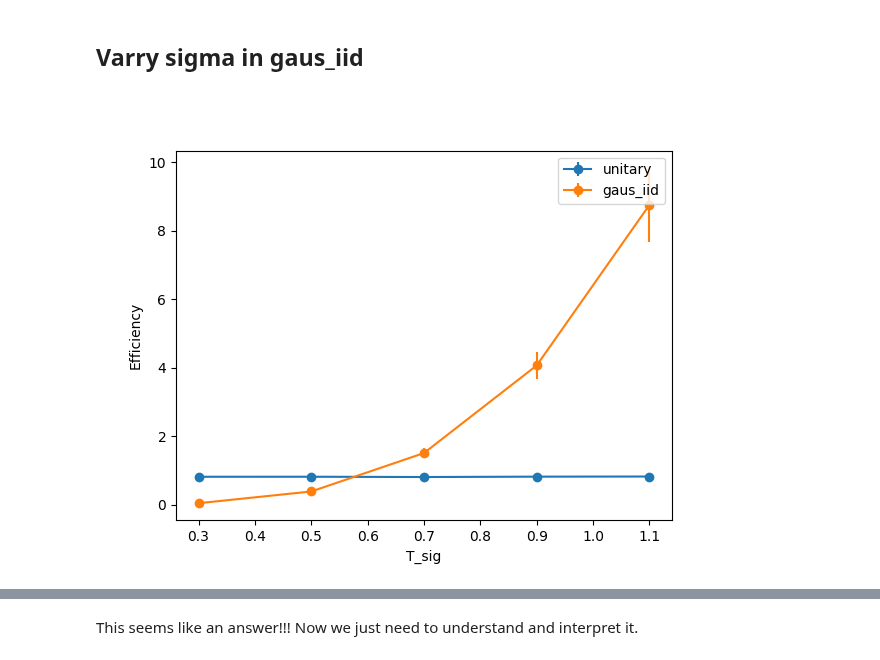
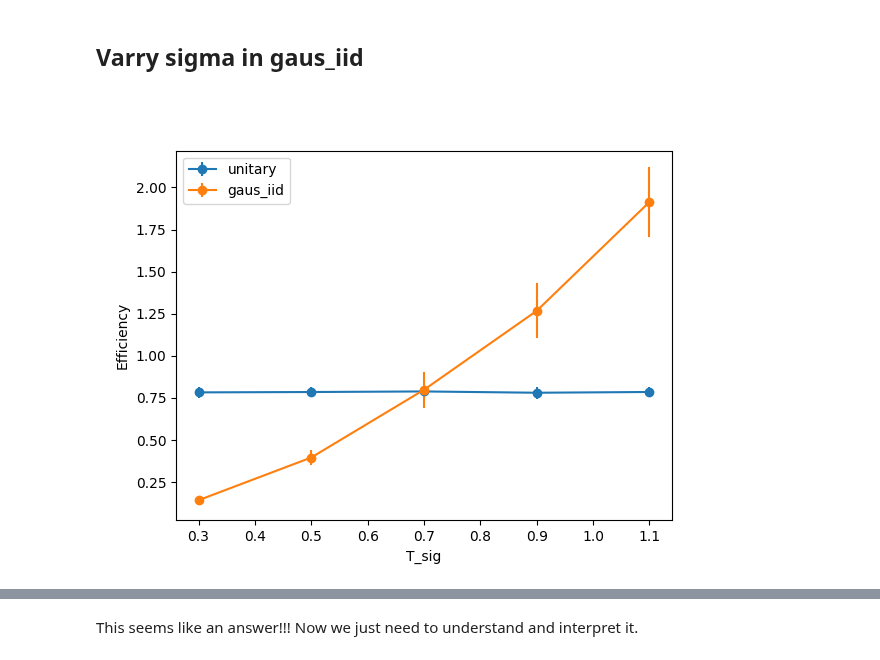
Before and after one commit to rubiaek/pianoq, a Jupyter notebook: pianoq/writeups/09_writeup_scaling.ipynb, the cells around one changed output, grey strips where cells are left out. Drawn from its saved outputs; the diff is of its cells as text; code cells hidden in the pictures.

```diff
--- a/pianoq/writeups/09_writeup_scaling.ipynb
+++ b/pianoq/writeups/09_writeup_scaling.ipynb
@@ -198,3 +215,12 @@ show_N_dependance(Ns, ress, which_config=which_config, which_optimization=which_
+# %%
+full_std = False
+which_optimization = 'L-BFGS-B'
+# which_optimization = 'analytic'
+which_config = 'SLM3'
+# which_config = 'SLM1-only-T'
+# which_config = 'SLM2-simple'
+# which_config = 'SLM2-simple-OPC'
+show_N_dependance(Ns, ress, which_config=which_config, which_optimization=which_optimization, full_std=False)
 # %%
 for res in ress:
     print(f'---{res.N_modes=}---')
@@ -244,11 +270,11 @@ def show_sig_dependance(sigs, ress, which_config='SLM3', which_optimization='L-B
 # %%
 # glob_regex = r'G:\My Drive\Projects\MPLC\results\simulations\2024_11_28_16*sig=*.npz'
 glob_regex = r'G:\My Drive\Projects\MPLC\results\simulations\2024_12_02*sig=*many_configs.npz'
 sigs, ress = get_sigs_ress(glob_regex)
 # show_sig_dependance(sigs, ress, which_config='SLM1-only-T', full_std=True)
 # show_sig_dependance(sigs, ress, which_config='SLM2-simple', full_std=True)
 # show_sig_dependance(sigs, ress, which_config='SLM2-simple-OPC', full_std=True)
-show_sig_dependance(sigs, ress, which_config='SLM3', full_std=True)
+show_sig_dependance(sigs, ress, which_config='SLM1-only-T', full_std=True)
 # ress
 # %% [output]
-[figure, old version]
+[figure, new version]
```
Also changed, not shown: parts of 7 cells of this notebook.
